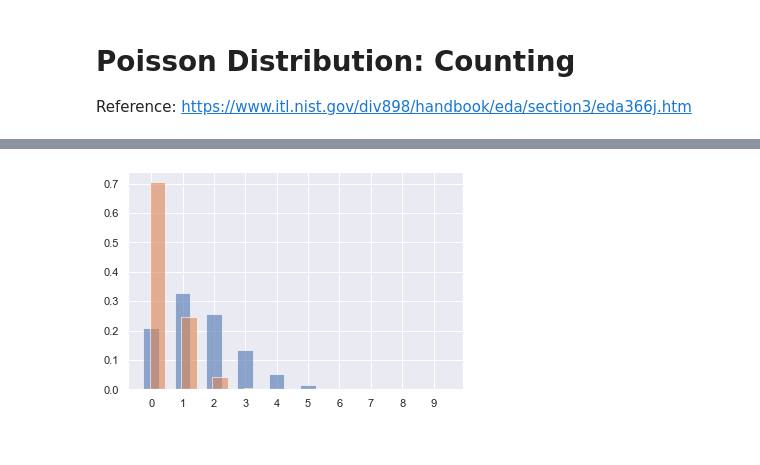
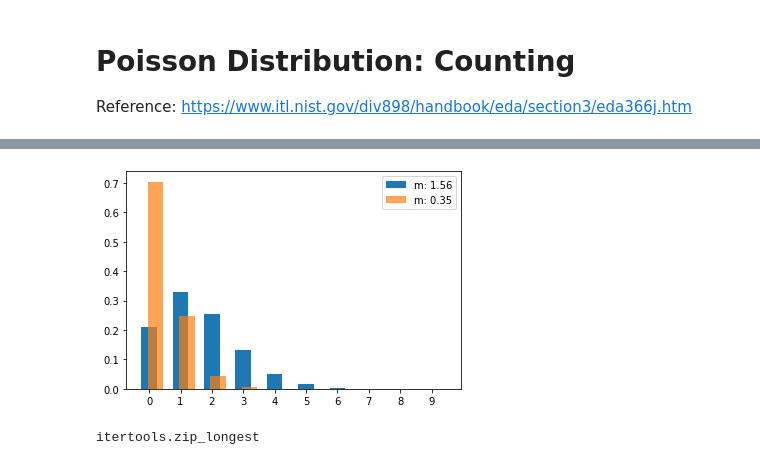
Before and after one commit to yongduek/lectures, a Jupyter notebook: esda/data_nbs/PoissonDistr.ipynb, the cells around one changed output, grey strips where cells are left out. Drawn from its saved outputs; the diff is of its cells as text; code cells hidden in the pictures.

```diff
--- a/esda/data_nbs/PoissonDistr.ipynb
+++ b/esda/data_nbs/PoissonDistr.ipynb
@@ -13,7 +13,9 @@ import scipy.stats as stats
 import matplotlib.pyplot as plt
 import seaborn as sns
 
-sns.set()
+import itertools
+
+#sns.set()
 # %%
 means = [1.56, 0.35]
 # %%
@@ -23,8 +25,11 @@ n = np.arange(0, 10)
 pmfs = [p.pmf(n) for p in poisson]
 # %%
 shift = [0, 0.2]
+alpha = [1, 0.7]
+label = [f'm: {m}' for m in means]
 for i, p in enumerate(pmfs):
-    plt.bar(n+shift[i], p, alpha=0.6, width=.5)
+    plt.bar(n+shift[i], p, alpha=alpha[i], width=.5, label=label[i])
     plt.xticks(n)
+plt.legend();
 # %% [output]
-[figure, old version]
+[figure, new version]
@@ -30,0 +44,4 @@ for i, p in enumerate(pmfs):
+# %%
+itertools.zip_longest
+# %% [output]
+itertools.zip_longest
```
Also changed, not shown: parts of 18 cells of this notebook, 2 other files.
